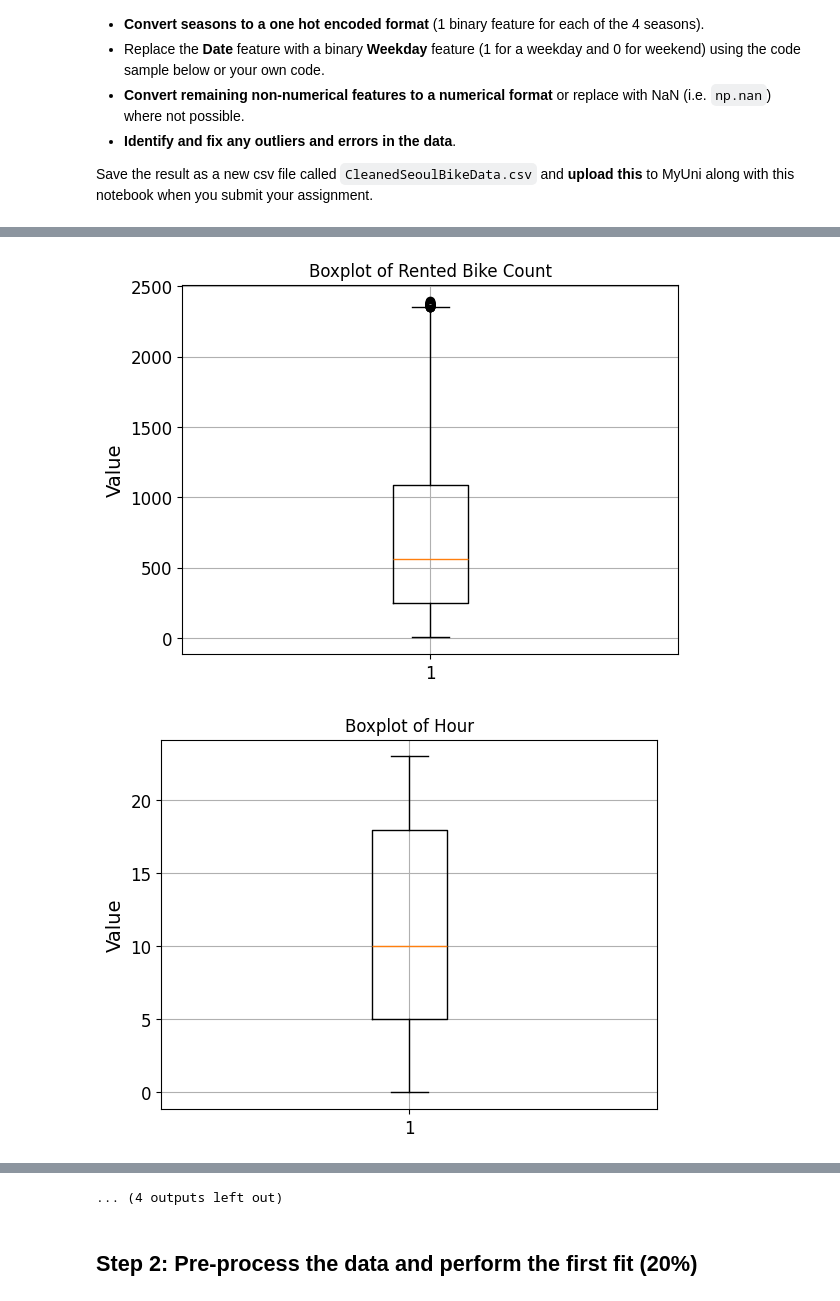
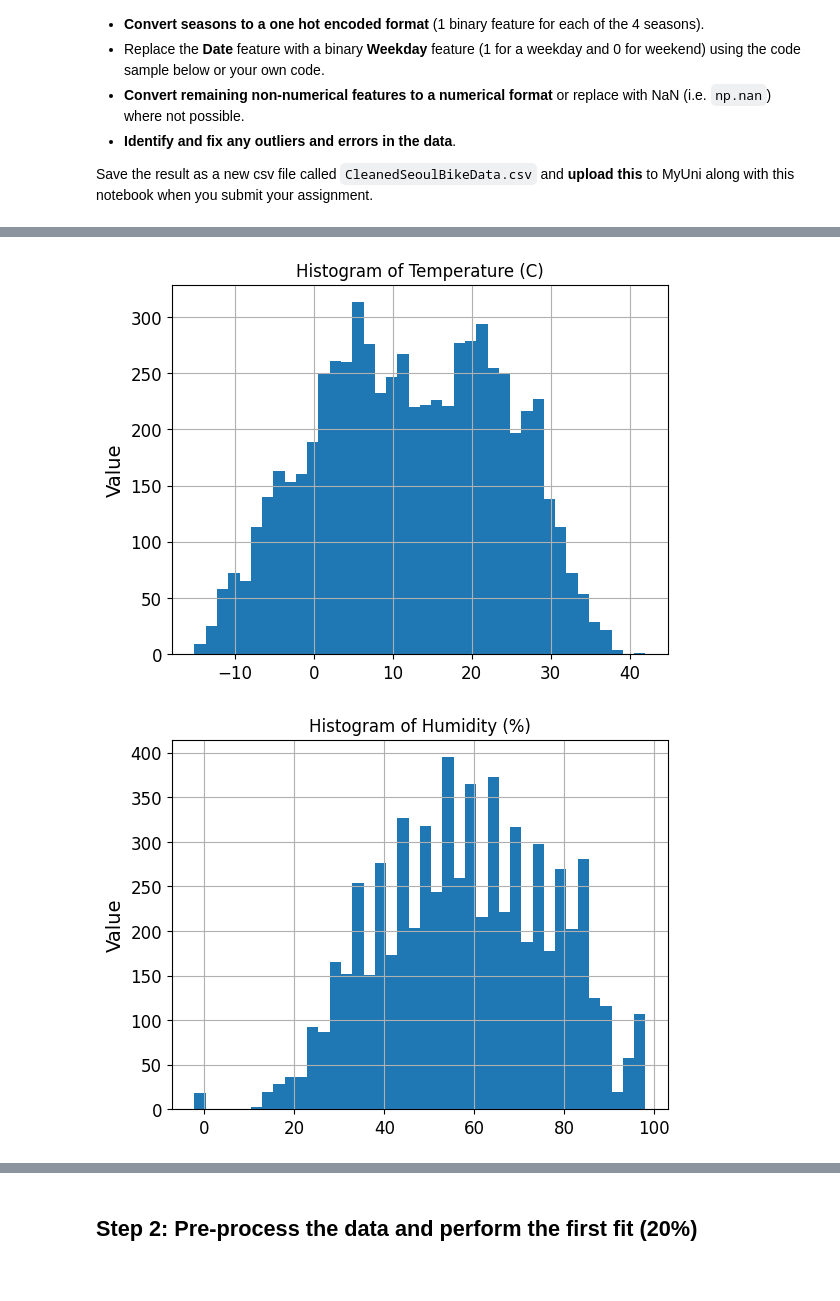
Before and after one commit to CHamilton0/COMP-SCI-7317-Using-Machine-Learning-Tools, a Jupyter notebook: assignment1/A1.ipynb, the cells around one changed output, grey strips where cells are left out. Drawn from its saved outputs; the diff is of its cells as text; code cells hidden in the pictures.

```diff
--- a/assignment1/A1.ipynb
+++ b/assignment1/A1.ipynb
@@ -123,7 +111,23 @@ array([[<Axes: title={'center': 'Rented Bike Count'}>,
 # %%
+# Draw box plots to display information about the columns
+box_plot_columns = [
+    'Temperature (C)',
+    'Humidity (%)',
+    'Wind speed (m/s)',
+    'Visibility (10m)',
+    'Dew point temperature (C)',
+    'Solar Radiation (MJ/m2)',
+    'Rainfall(mm)',
+    'Snowfall (cm)',
+]
+
 numerical_columns = raw_df.select_dtypes(include=np.number)
 
-for column in numerical_columns:
+for column in box_plot_columns:
+    if column not in numerical_columns:
+        print(f"Column: {column} was not able to be displayed as a box plot as it contains errors or non-numerical values")
+        continue
+
     plt.figure()
     plt.boxplot(raw_df[column])
     plt.title(f'Boxplot of {column}')
@@ -215,5 +207,3 @@ memory usage: 1.1 MB
-# %%
-df = df.dropna()
 # %%
 numerical_columns = df.select_dtypes(include=np.number)
 
@@ -232,15 +223,13 @@ for column in numerical_columns:
 
     df = df[(df[column] >= lower_bound) & (df[column] <= upper_bound)]
 # %%
-numerical_columns = df.select_dtypes(include=np.number)
-
-for column in numerical_columns:
+for column in box_plot_columns:
     plt.figure()
-    plt.boxplot(df[column])
-    plt.title(f'Boxplot of {column}')
+    df[column].hist(bins=40)
+    plt.title(f'Histogram of {column}')
     plt.ylabel('Value')
     plt.grid(True)
     plt.show()
 # %% [output]
-[figure, old version]
+[figure, new version]
-[figure, old version]
+[figure, new version]
@@ -257 +241,0 @@ for column in numerical_columns:
-... (4 outputs left out)
```
Also changed, not shown: parts of 16 cells of this notebook, 1 other file.
